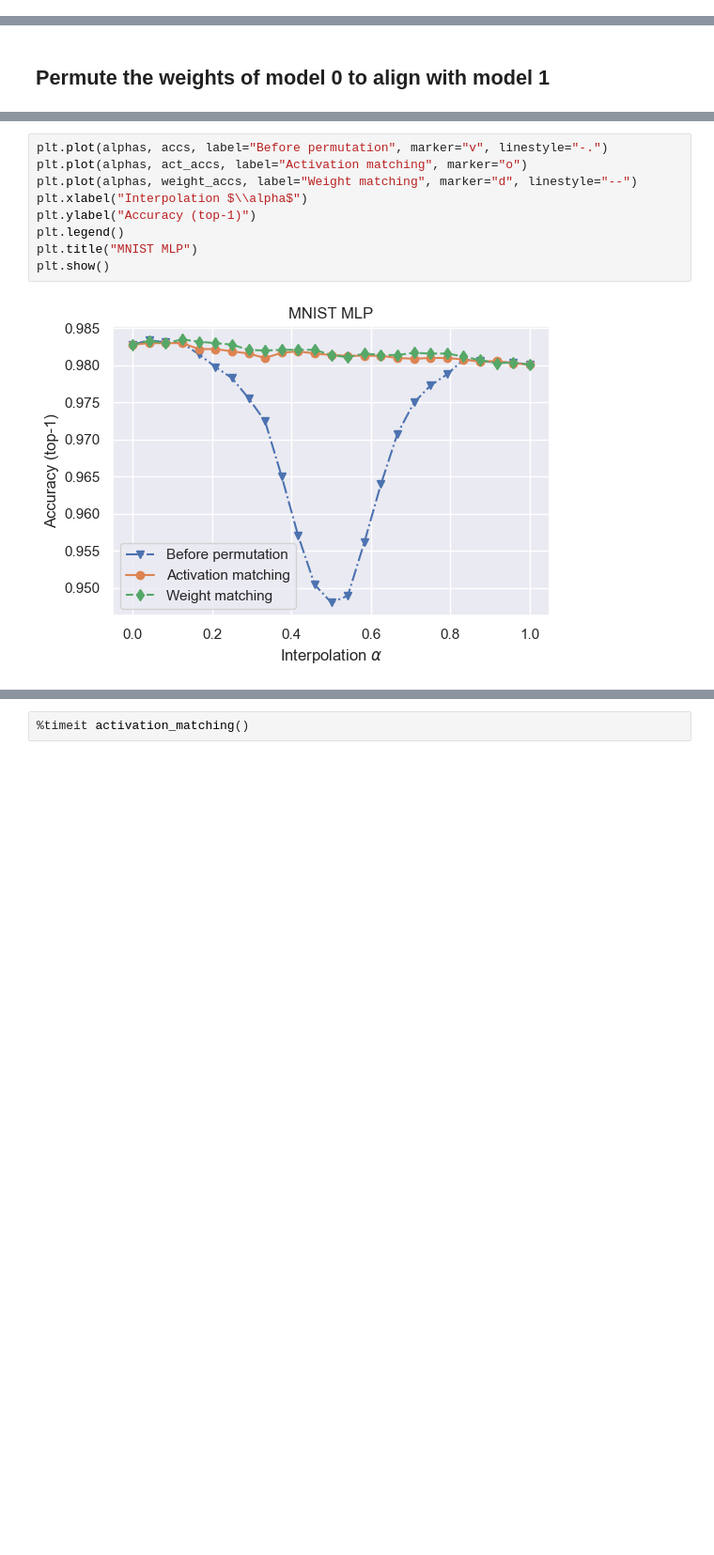
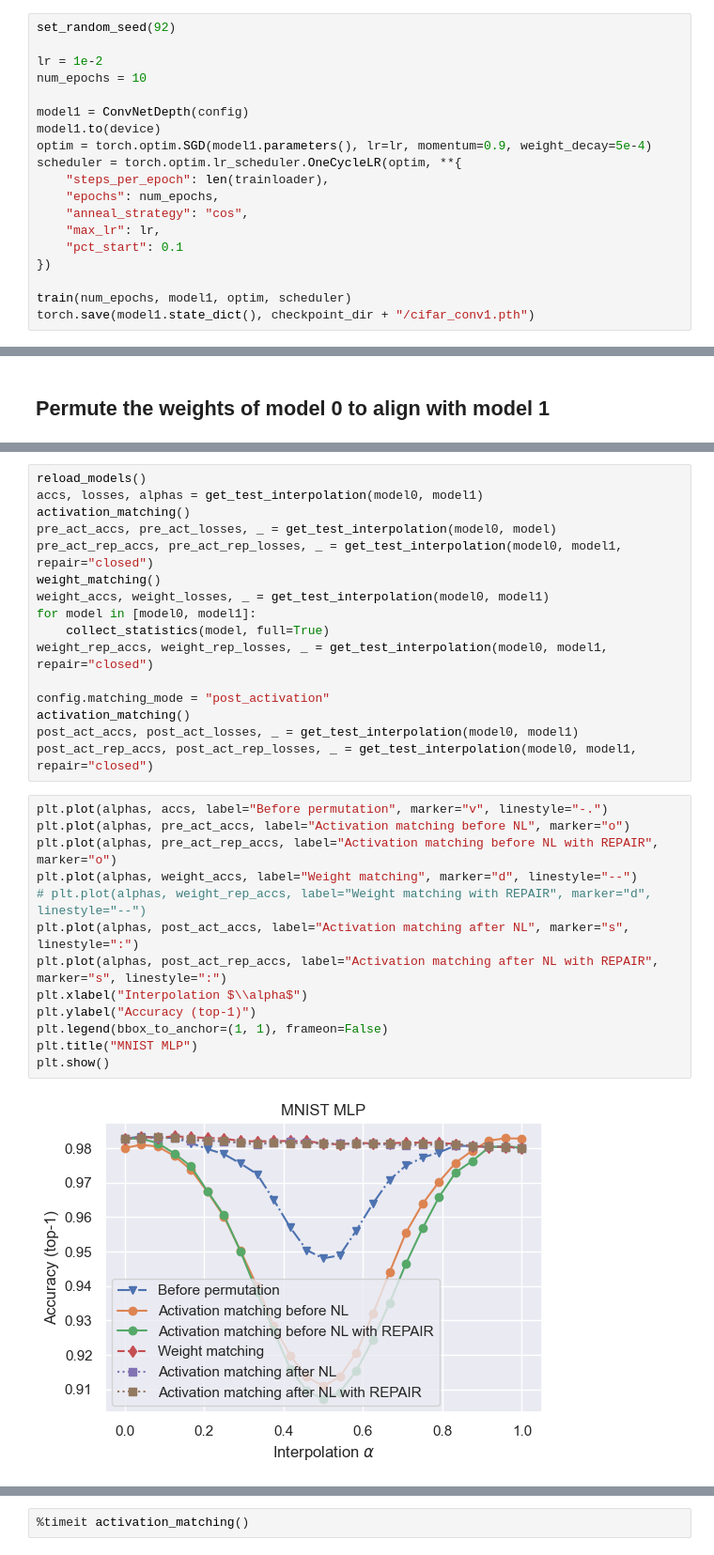
Before and after one commit to xiyori/lmc, a Jupyter notebook: notebooks/mlp_matching.ipynb, the cells around one changed output, grey strips where cells are left out. Shown at 94% size. Drawn from its saved outputs; the diff is of its cells as text; blank space fills up the shorter version.

Commit message:
ConvNet experiments

```diff
--- a/notebooks/mlp_matching.ipynb
+++ b/notebooks/mlp_matching.ipynb
@@ -472,0 +501,19 @@ Accuracy: 55.58%
+# %%
+set_random_seed(92)
+
+lr = 1e-2
+num_epochs = 10
+
+model1 = ConvNetDepth(config)
+model1.to(device)
+optim = torch.optim.SGD(model1.parameters(), lr=lr, momentum=0.9, weight_decay=5e-4)
+scheduler = torch.optim.lr_scheduler.OneCycleLR(optim, **{
+    "steps_per_epoch": len(trainloader),
+    "epochs": num_epochs,
+    "anneal_strategy": "cos",
+    "max_lr": lr,
+    "pct_start": 0.1
+})
+
+train(num_epochs, model1, optim, scheduler)
+torch.save(model1.state_dict(), checkpoint_dir + "/cifar_conv1.pth")
@@ -526,13 +588,33 @@ weight_accs, weight_losses, _ = get_test_interpolation(model0, model1)
+# %%
+reload_models()
+accs, losses, alphas = get_test_interpolation(model0, model1)
+activation_matching()
+pre_act_accs, pre_act_losses, _ = get_test_interpolation(model0, model)
+pre_act_rep_accs, pre_act_rep_losses, _ = get_test_interpolation(model0, model1, repair="closed")
+weight_matching()
+weight_accs, weight_losses, _ = get_test_interpolation(model0, model1)
+for model in [model0, model1]:
+    collect_statistics(model, full=True)
+weight_rep_accs, weight_rep_losses, _ = get_test_interpolation(model0, model1, repair="closed")
+
+config.matching_mode = "post_activation"
+activation_matching()
+post_act_accs, post_act_losses, _ = get_test_interpolation(model0, model1)
+post_act_rep_accs, post_act_rep_losses, _ = get_test_interpolation(model0, model1, repair="closed")
 # %%
 plt.plot(alphas, accs, label="Before permutation", marker="v", linestyle="-.")
-plt.plot(alphas, act_accs, label="Activation matching", marker="o")
+plt.plot(alphas, pre_act_accs, label="Activation matching before NL", marker="o")
+plt.plot(alphas, pre_act_rep_accs, label="Activation matching before NL with REPAIR", marker="o")
 plt.plot(alphas, weight_accs, label="Weight matching", marker="d", linestyle="--")
+# plt.plot(alphas, weight_rep_accs, label="Weight matching with REPAIR", marker="d", linestyle="--")
+plt.plot(alphas, post_act_accs, label="Activation matching after NL", marker="s", linestyle=":")
+plt.plot(alphas, post_act_rep_accs, label="Activation matching after NL with REPAIR", marker="s", linestyle=":")
 plt.xlabel("Interpolation $\\alpha$")
 plt.ylabel("Accuracy (top-1)")
-plt.legend()
+plt.legend(bbox_to_anchor=(1, 1), frameon=False)
 plt.title("MNIST MLP")
 plt.show()
 # %% [output]
-[figure, old version]
+[figure, new version]
 # %%
 plt.plot(alphas, losses, label="Before permutation", marker="v", linestyle="-.")
```
Also changed, not shown: parts of 56 cells of this notebook, 6 other files.
